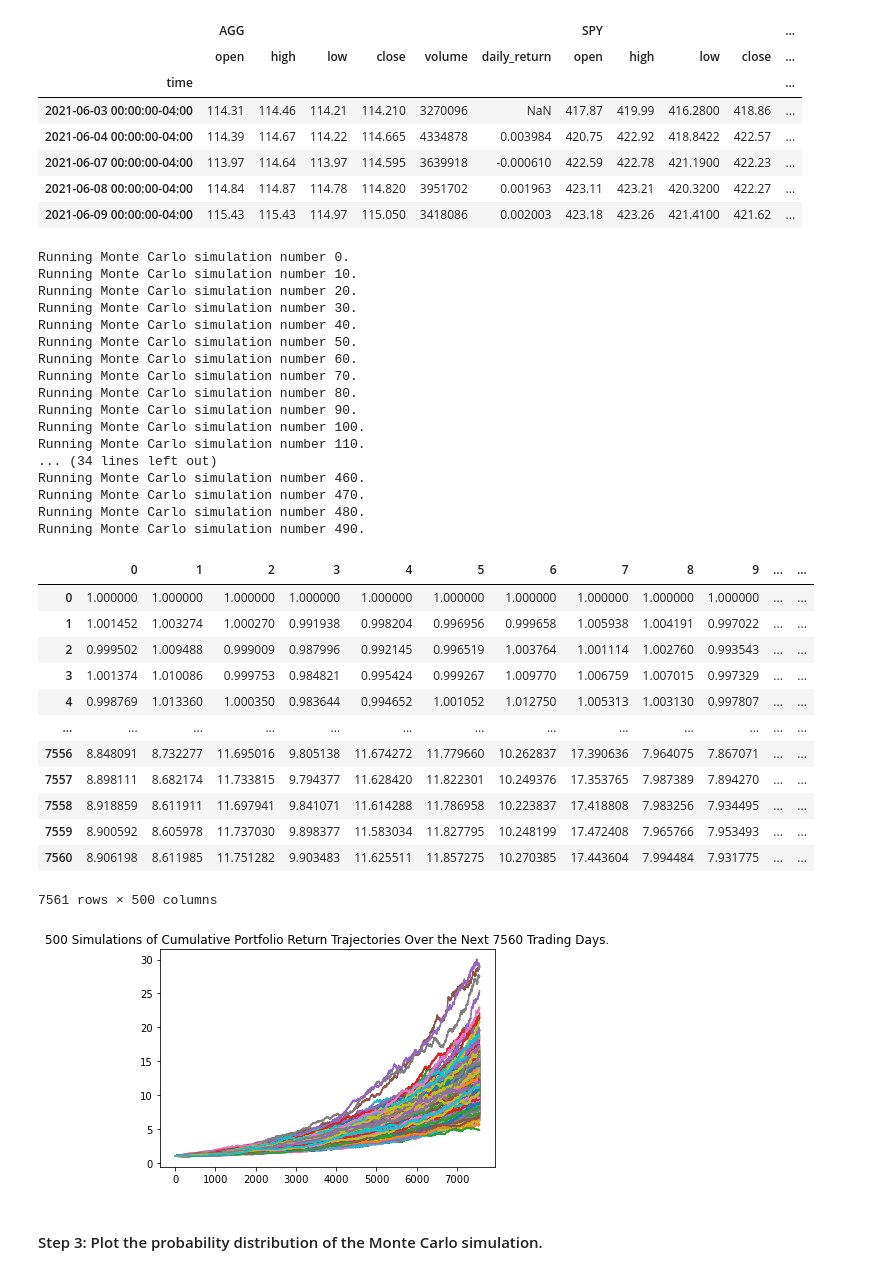
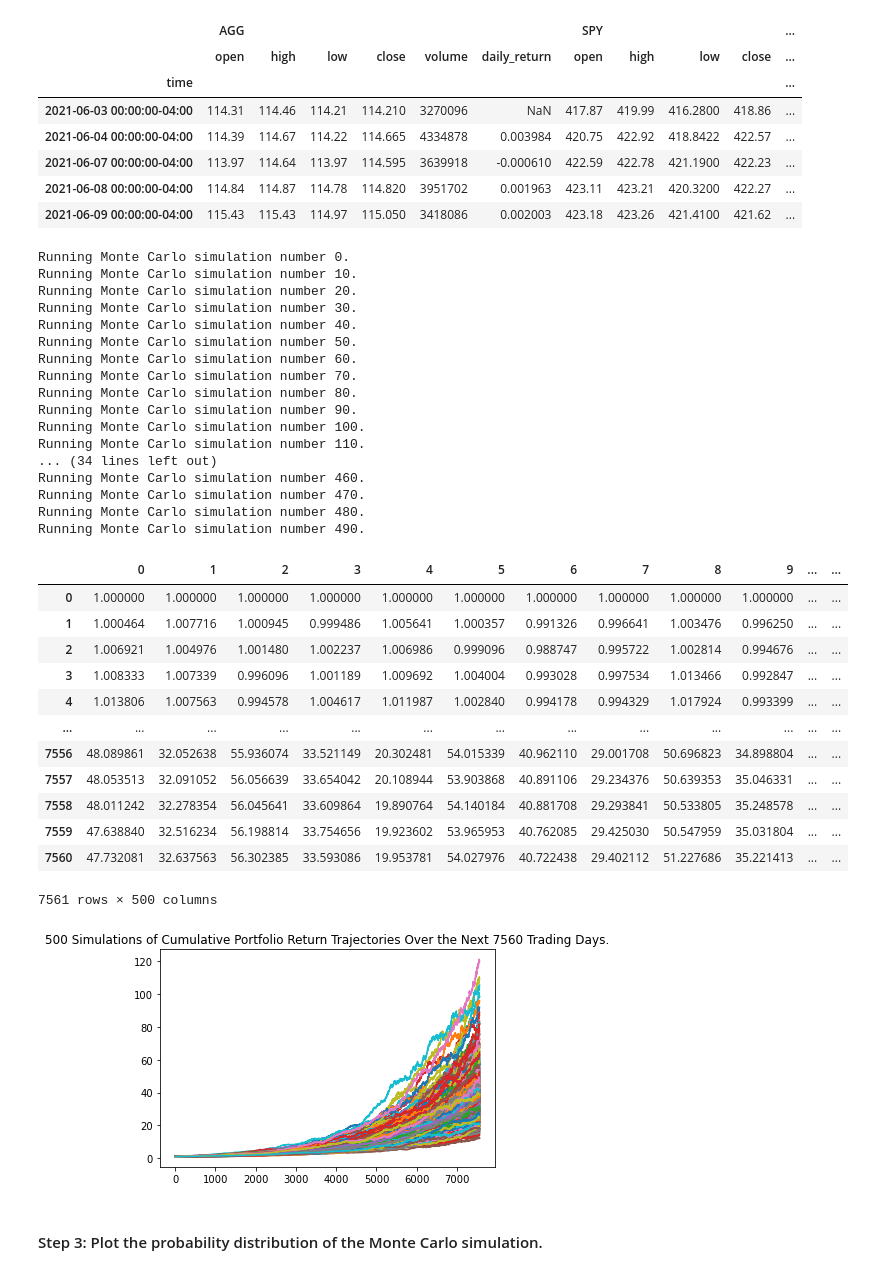
Before and after one commit to flyfishjay/challenge_week_5, a Jupyter notebook: financial_planning_tools.ipynb, the cells around one changed output. Cells and saved outputs as stored; diff of their text form; code cells hidden in the pictures.

```diff
--- a/financial_planning_tools.ipynb
+++ b/financial_planning_tools.ipynb
@@ -209,7 +209,7 @@ alpaca = tradeapi.REST(
 - `start_date` and `end_date`: Use the same date for these parameters, and format them with the date of the previous weekday (or `2020-08-07`). This is because you want the one closing price for the most-recent trading day.
 # %%
 # Set the tickers for both the bond and stock portion of the portfolio
-tickers = ['SPY', 'AGG']
+tickers = ['AGG', 'SPY']
 
 # Set timeframe to 1D
 timeframe ='1D'
@@ -487,9 +478,9 @@ prices_df.tail()
 # The weights should be split 40% to AGG and 60% to SPY.
 # Run 500 samples.
 
-MC_60_40 = MCSimulation(
+MC_40_60 = MCSimulation(
     portfolio_data = prices_df,
-    weights = [.6,.4],
+    weights = [.4,.6],
     num_simulation = 500,
     num_trading_days = 252*30
 )
@@ -497,7 +488,7 @@ MC_60_40 = MCSimulation(
 
 
 # Review the simulation input data
-MC_60_40.portfolio_data.head()
+MC_40_60.portfolio_data.head()
 # %% [output]
 |  | AGG |  |  |  |  |  | SPY |  |  |  | ... |
 |  | open | high | low | close | volume | daily_return | open | high | low | close | ... |
@@ -509,7 +500,7 @@ MC_60_40.portfolio_data.head()
 | 2021-06-09 00:00:00-04:00 | 115.43 | 115.43 | 114.97 | 115.050 | 3418086 | 0.002003 | 423.18 | 423.26 | 421.4100 | 421.62 | ... |
 # %%
 # Run the Monte Carlo simulation to forecast 30 years cumulative returns
-MC_60_40.calc_cumulative_return()
+MC_40_60.calc_cumulative_return()
 # %% [output]
 Running Monte Carlo simulation number 0.
 Running Monte Carlo simulation number 10.
@@ -530,23 +521,23 @@ Running Monte Carlo simulation number 480.
 Running Monte Carlo simulation number 490.
 |  | 0 | 1 | 2 | 3 | 4 | 5 | 6 | 7 | 8 | 9 | ... | ... |
 | 0 | 1.000000 | 1.000000 | 1.000000 | 1.000000 | 1.000000 | 1.000000 | 1.000000 | 1.000000 | 1.000000 | 1.000000 | ... | ... |
-| 1 | 1.001452 | 1.003274 | 1.000270 | 0.991938 | 0.998204 | 0.996956 | 0.999658 | 1.005938 | 1.004191 | 0.997022 | ... | ... |
-| 2 | 0.999502 | 1.009488 | 0.999009 | 0.987996 | 0.992145 | 0.996519 | 1.003764 | 1.001114 | 1.002760 | 0.993543 | ... | ... |
-| 3 | 1.001374 | 1.010086 | 0.999753 | 0.984821 | 0.995424 | 0.999267 | 1.009770 | 1.006759 | 1.007015 | 0.997329 | ... | ... |
-| 4 | 0.998769 | 1.013360 | 1.000350 | 0.983644 | 0.994652 | 1.001052 | 1.012750 | 1.005313 | 1.003130 | 0.997807 | ... | ... |
+| 1 | 1.000464 | 1.007716 | 1.000945 | 0.999486 | 1.005641 | 1.000357 | 0.991326 | 0.996641 | 1.003476 | 0.996250 | ... | ... |
+| 2 | 1.006921 | 1.004976 | 1.001480 | 1.002237 | 1.006986 | 0.999096 | 0.988747 | 0.995722 | 1.002814 | 0.994676 | ... | ... |
+| 3 | 1.008333 | 1.007339 | 0.996096 | 1.001189 | 1.009692 | 1.004004 | 0.993028 | 0.997534 | 1.013466 | 0.992847 | ... | ... |
+| 4 | 1.013806 | 1.007563 | 0.994578 | 1.004617 | 1.011987 | 1.002840 | 0.994178 | 0.994329 | 1.017924 | 0.993399 | ... | ... |
 | ... | ... | ... | ... | ... | ... | ... | ... | ... | ... | ... | ... | ... |
-| 7556 | 8.848091 | 8.732277 | 11.695016 | 9.805138 | 11.674272 | 11.779660 | 10.262837 | 17.390636 | 7.964075 | 7.867071 | ... | ... |
-| 7557 | 8.898111 | 8.682174 | 11.733815 | 9.794377 | 11.628420 | 11.822301 | 10.249376 | 17.353765 | 7.987389 | 7.894270 | ... | ... |
-| 7558 | 8.918859 | 8.611911 | 11.697941 | 9.841071 | 11.614288 | 11.786958 | 10.223837 | 17.418808 | 7.983256 | 7.934495 | ... | ... |
-| 7559 | 8.900592 | 8.605978 | 11.737030 | 9.898377 | 11.583034 | 11.827795 | 10.248199 | 17.472408 | 7.965766 | 7.953493 | ... | ... |
-| 7560 | 8.906198 | 8.611985 | 11.751282 | 9.903483 | 11.625511 | 11.857275 | 10.270385 | 17.443604 | 7.994484 | 7.931775 | ... | ... |
+| 7556 | 48.089861 | 32.052638 | 55.936074 | 33.521149 | 20.302481 | 54.015339 | 40.962110 | 29.001708 | 50.696823 | 34.898804 | ... | ... |
+| 7557 | 48.053513 | 32.091052 | 56.056639 | 33.654042 | 20.108944 | 53.903868 | 40.891106 | 29.234376 | 50.639353 | 35.046331 | ... | ... |
+| 7558 | 48.011242 | 32.278354 | 56.045641 | 33.609864 | 19.890764 | 54.140184 | 40.881708 | 29.293841 | 50.533805 | 35.248578 | ... | ... |
+| 7559 | 47.638840 | 32.516234 | 56.198814 | 33.754656 | 19.923602 | 53.965953 | 40.762085 | 29.425030 | 50.547959 | 35.031804 | ... | ... |
+| 7560 | 47.732081 | 32.637563 | 56.302385 | 33.593086 | 19.953781 | 54.027976 | 40.722438 | 29.402112 | 51.227686 | 35.221413 | ... | ... |
 7561 rows × 500 columns
 # %%
 # Visualize the 30-year Monte Carlo simulation by creating an
 # overlay line plot
-MC_60_40_line = MC_60_40.plot_simulation()
+MC_40_60_line = MC_40_60.plot_simulation()
 # %% [output]
-[figure, old version]
+[figure, new version]
 # %% [markdown]
 #### Step 3: Plot the probability distribution of the Monte Carlo simulation.
 # %%
```
Also changed, not shown: parts of 14 cells of this notebook.
